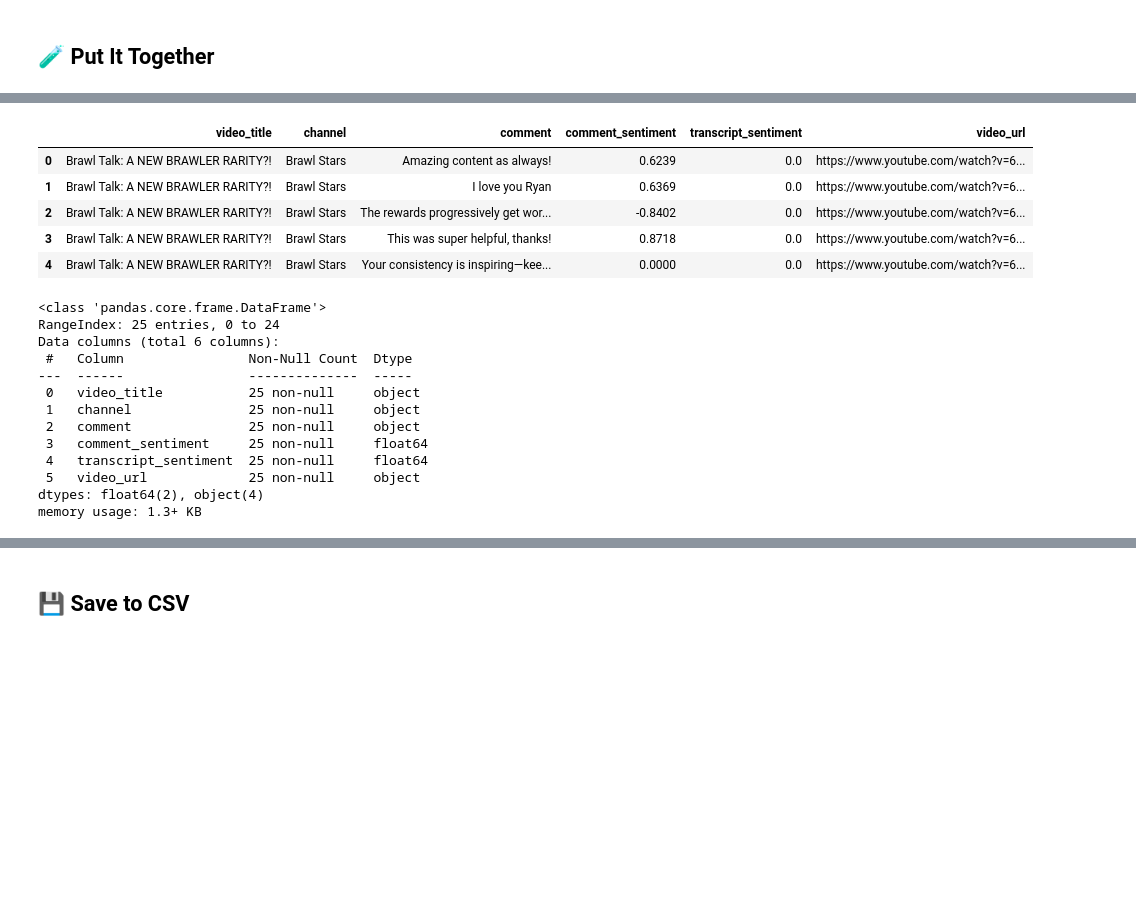
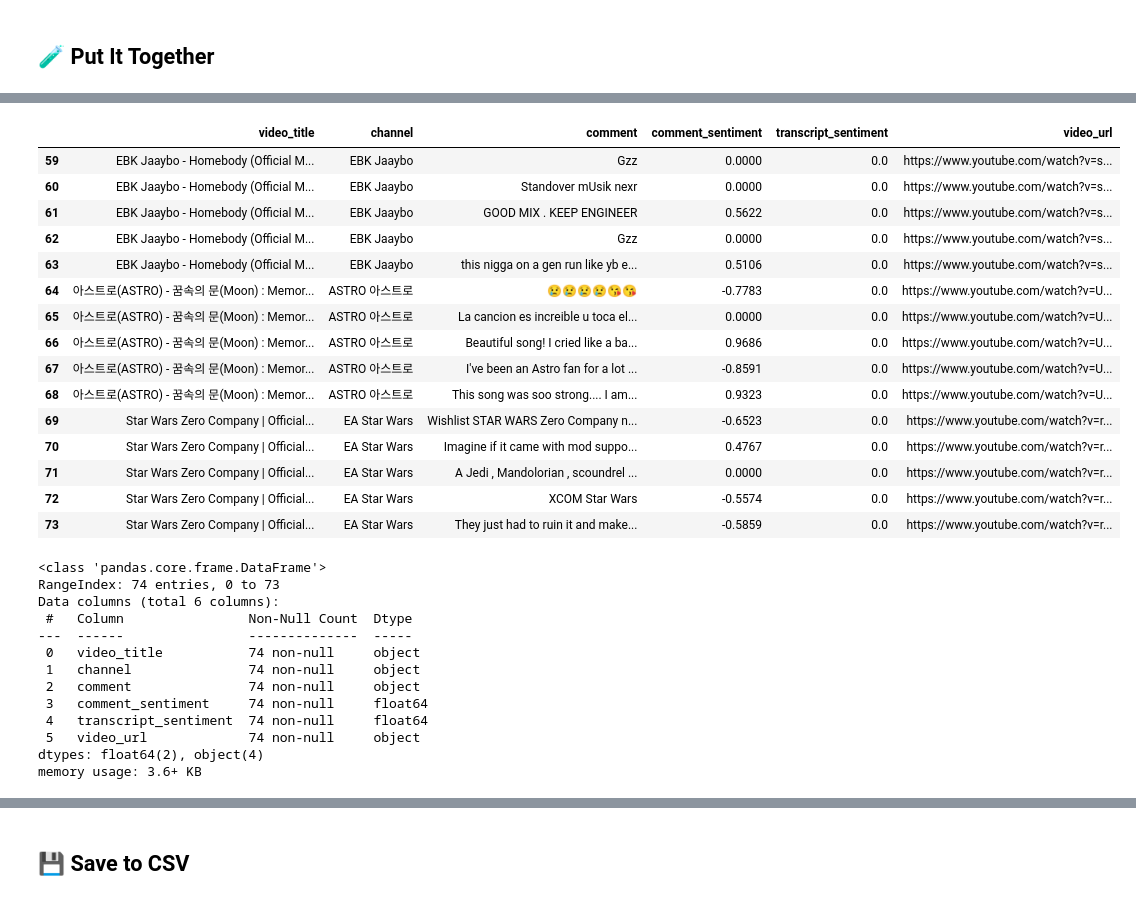
Before and after one commit to revanthshahukaru/youtube-reddit-trend-sentiment, a Jupyter notebook: notebooks/01-YouTube-API.ipynb, the cells around one changed output, grey strips where cells are left out. Cells and saved outputs as stored; diff of their text form; code cells hidden in the pictures; blank space fills up the shorter version.

Commit message:
Changed Youtube ipynb desired videos length from 5 to 15 and ran all notebooks.

```diff
--- a/notebooks/01-YouTube-API.ipynb
+++ b/notebooks/01-YouTube-API.ipynb
@@ -74,7 +74,7 @@ def get_comments(video_id, max_comments=5):
 ## 🧪 Put It Together
 # %%
 %%time
-desired_video_count = 5
+desired_video_count = 15
 collected = 0
 data = []
 
@@ -117,28 +117,38 @@ Wall time: 3.68 s
-# %%
-df.head()
-# %% [output]
-|  | video_title | channel | comment | comment_sentiment | transcript_sentiment | video_url |
-| 0 | Brawl Talk: A NEW BRAWLER RARITY?! | Brawl Stars | Amazing content as always! | 0.6239 | 0.0 | https://www.youtube.com/watch?v=6... |
-| 1 | Brawl Talk: A NEW BRAWLER RARITY?! | Brawl Stars | I love you Ryan | 0.6369 | 0.0 | https://www.youtube.com/watch?v=6... |
-| 2 | Brawl Talk: A NEW BRAWLER RARITY?! | Brawl Stars | The rewards progressively get wor... | -0.8402 | 0.0 | https://www.youtube.com/watch?v=6... |
-| 3 | Brawl Talk: A NEW BRAWLER RARITY?! | Brawl Stars | This was super helpful, thanks! | 0.8718 | 0.0 | https://www.youtube.com/watch?v=6... |
-| 4 | Brawl Talk: A NEW BRAWLER RARITY?! | Brawl Stars | Your consistency is inspiring—kee... | 0.0000 | 0.0 | https://www.youtube.com/watch?v=6... |
+# %%
+df.tail(15)
+# %% [output]
+|  | video_title | channel | comment | comment_sentiment | transcript_sentiment | video_url |
+| 59 | EBK Jaaybo - Homebody (Official M... | EBK Jaaybo | Gzz | 0.0000 | 0.0 | https://www.youtube.com/watch?v=s... |
+| 60 | EBK Jaaybo - Homebody (Official M... | EBK Jaaybo | Standover mUsik nexr | 0.0000 | 0.0 | https://www.youtube.com/watch?v=s... |
+| 61 | EBK Jaaybo - Homebody (Official M... | EBK Jaaybo | GOOD MIX . KEEP ENGINEER | 0.5622 | 0.0 | https://www.youtube.com/watch?v=s... |
+| 62 | EBK Jaaybo - Homebody (Official M... | EBK Jaaybo | Gzz | 0.0000 | 0.0 | https://www.youtube.com/watch?v=s... |
+| 63 | EBK Jaaybo - Homebody (Official M... | EBK Jaaybo | this nigga on a gen run like yb e... | 0.5106 | 0.0 | https://www.youtube.com/watch?v=s... |
+| 64 | 아스트로(ASTRO) - 꿈속의 문(Moon) : Memor... | ASTRO 아스트로 | 😢😢😢😢😘😘 | -0.7783 | 0.0 | https://www.youtube.com/watch?v=U... |
+| 65 | 아스트로(ASTRO) - 꿈속의 문(Moon) : Memor... | ASTRO 아스트로 | La cancion es increible u toca el... | 0.0000 | 0.0 | https://www.youtube.com/watch?v=U... |
+| 66 | 아스트로(ASTRO) - 꿈속의 문(Moon) : Memor... | ASTRO 아스트로 | Beautiful song! I cried like a ba... | 0.9686 | 0.0 | https://www.youtube.com/watch?v=U... |
+| 67 | 아스트로(ASTRO) - 꿈속의 문(Moon) : Memor... | ASTRO 아스트로 | I've been an Astro fan for a lot ... | -0.8591 | 0.0 | https://www.youtube.com/watch?v=U... |
+| 68 | 아스트로(ASTRO) - 꿈속의 문(Moon) : Memor... | ASTRO 아스트로 | This song was soo strong.... I am... | 0.9323 | 0.0 | https://www.youtube.com/watch?v=U... |
+| 69 | Star Wars Zero Company | Official... | EA Star Wars | Wishlist STAR WARS Zero Company n... | -0.6523 | 0.0 | https://www.youtube.com/watch?v=r... |
+| 70 | Star Wars Zero Company | Official... | EA Star Wars | Imagine if it came with mod suppo... | 0.4767 | 0.0 | https://www.youtube.com/watch?v=r... |
+| 71 | Star Wars Zero Company | Official... | EA Star Wars | A Jedi , Mandolorian , scoundrel ... | 0.0000 | 0.0 | https://www.youtube.com/watch?v=r... |
+| 72 | Star Wars Zero Company | Official... | EA Star Wars | XCOM Star Wars | -0.5574 | 0.0 | https://www.youtube.com/watch?v=r... |
+| 73 | Star Wars Zero Company | Official... | EA Star Wars | They just had to ruin it and make... | -0.5859 | 0.0 | https://www.youtube.com/watch?v=r... |
 # %%
 df.info()
 # %% [output]
 <class 'pandas.core.frame.DataFrame'>
-RangeIndex: 25 entries, 0 to 24
+RangeIndex: 74 entries, 0 to 73
 Data columns (total 6 columns):
  #   Column                Non-Null Count  Dtype
 ---  ------                --------------  -----
- 0   video_title           25 non-null     object
- 1   channel               25 non-null     object
- 2   comment               25 non-null     object
- 3   comment_sentiment     25 non-null     float64
- 4   transcript_sentiment  25 non-null     float64
- 5   video_url             25 non-null     object
+ 0   video_title           74 non-null     object
+ 1   channel               74 non-null     object
+ 2   comment               74 non-null     object
+ 3   comment_sentiment     74 non-null     float64
+ 4   transcript_sentiment  74 non-null     float64
+ 5   video_url             74 non-null     object
 dtypes: float64(2), object(4)
-memory usage: 1.3+ KB
+memory usage: 3.6+ KB
 # %%
 df["video_title"].value_counts()
 # %% [output]
```
Also changed, not shown: parts of 2 cells of this notebook, 6 other files.
